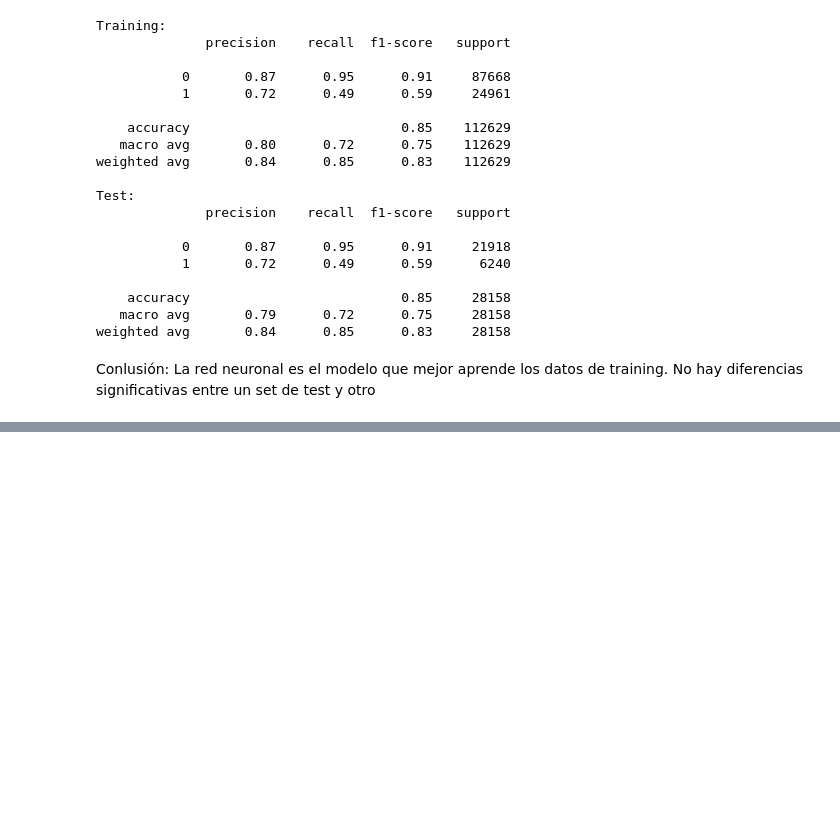
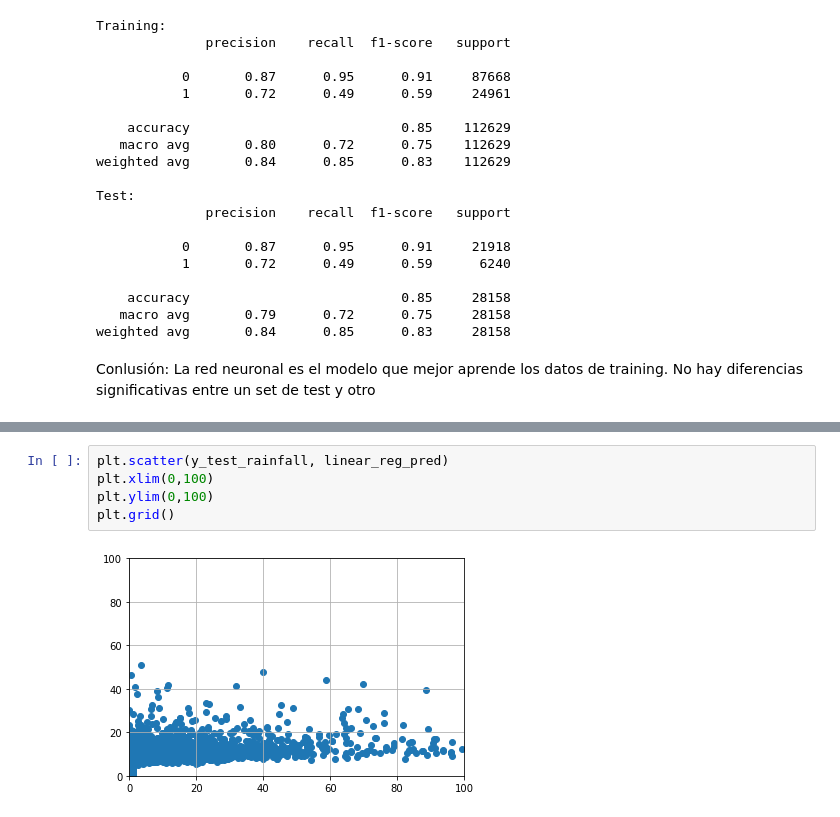
Before and after one commit to AriSalassa/analisis-de-datos, a Jupyter notebook: clase8_tpintegrador/TP Integrador Análisis de datos.ipynb, the cells around one changed output, grey strips where cells are left out. Saved outputs shown, nothing was run; the diff lists cells and outputs as text; blank space fills up the shorter version.

```diff
--- a/clase8_tpintegrador/TP Integrador Análisis de datos.ipynb
+++ b/clase8_tpintegrador/TP Integrador Análisis de datos.ipynb
@@ -1837,0 +1940,7 @@ Conlusión: La red neuronal es el modelo que mejor aprende los datos de training
+# %%
+plt.scatter(y_test_rainfall, linear_reg_pred)
+plt.xlim(0,100)
+plt.ylim(0,100)
+plt.grid()
+# %% [output]
+[figure, added]
```
Also changed, not shown: parts of 12 cells of this notebook.
